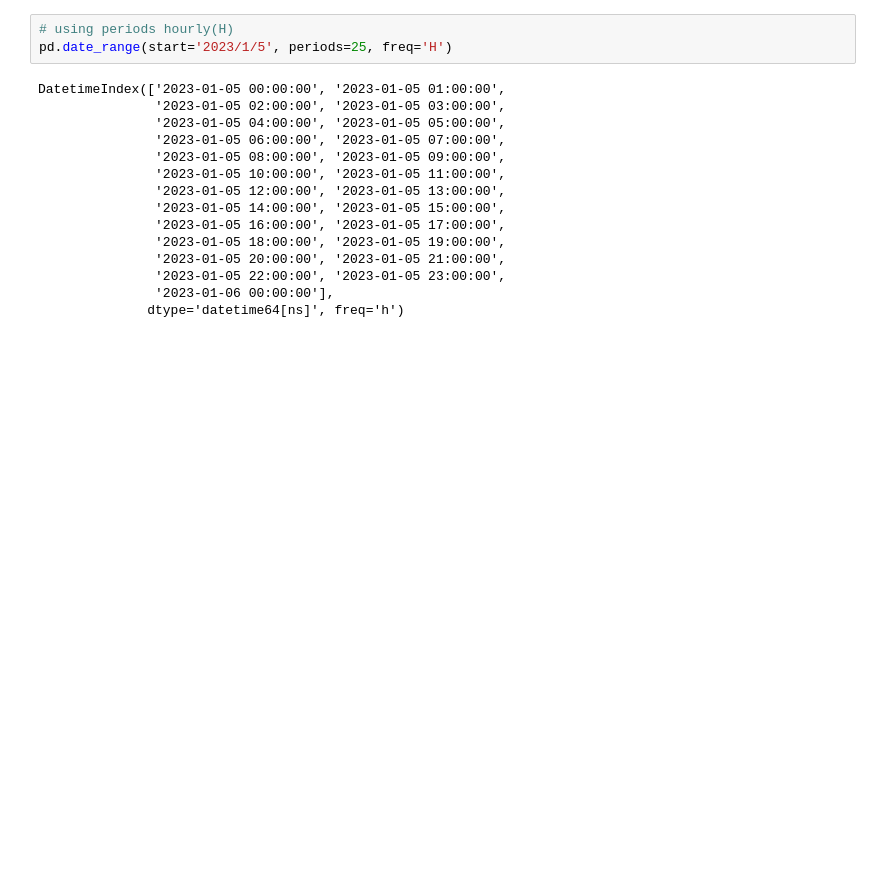
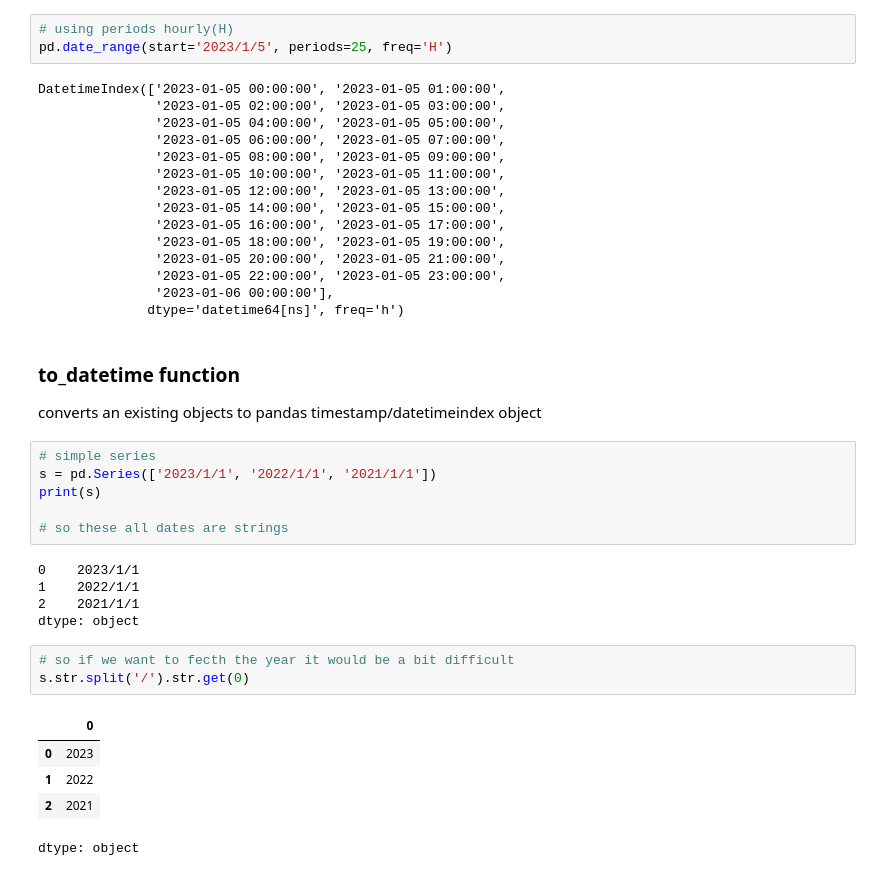
Before and after one commit to Muhammad-Waleed-Source/Pandas, a Jupyter notebook: Pandas_7_Vectorized_Strings_DateTime.ipynb, the cells around one changed output. Saved outputs shown, nothing was run; the diff lists cells and outputs as text; blank space fills up the shorter version.

Commit message:
to_datetime function

```diff
--- a/Pandas_7_Vectorized_Strings_DateTime.ipynb
+++ b/Pandas_7_Vectorized_Strings_DateTime.ipynb
@@ -712,3 +712,26 @@ DatetimeIndex(['2023-01-05 00:00:00', '2023-01-05 01:00:00',
                '2023-01-05 22:00:00', '2023-01-05 23:00:00',
                '2023-01-06 00:00:00'],
               dtype='datetime64[ns]', freq='h')
+# %% [markdown]
+### to_datetime function
+converts an existing objects to pandas timestamp/datetimeindex object
+# %%
+# simple series
+s = pd.Series(['2023/1/1', '2022/1/1', '2021/1/1'])
+print(s)
+
+# so these all dates are strings
+# %% [output]
+0    2023/1/1
+1    2022/1/1
+2    2021/1/1
+dtype: object
+# %%
+# so if we want to fecth the year it would be a bit difficult
+s.str.split('/').str.get(0)
+# %% [output]
+|  | 0 |
+| 0 | 2023 |
+| 1 | 2022 |
+| 2 | 2021 |
+dtype: object
```
Also changed, not shown: parts of 6 cells of this notebook.
